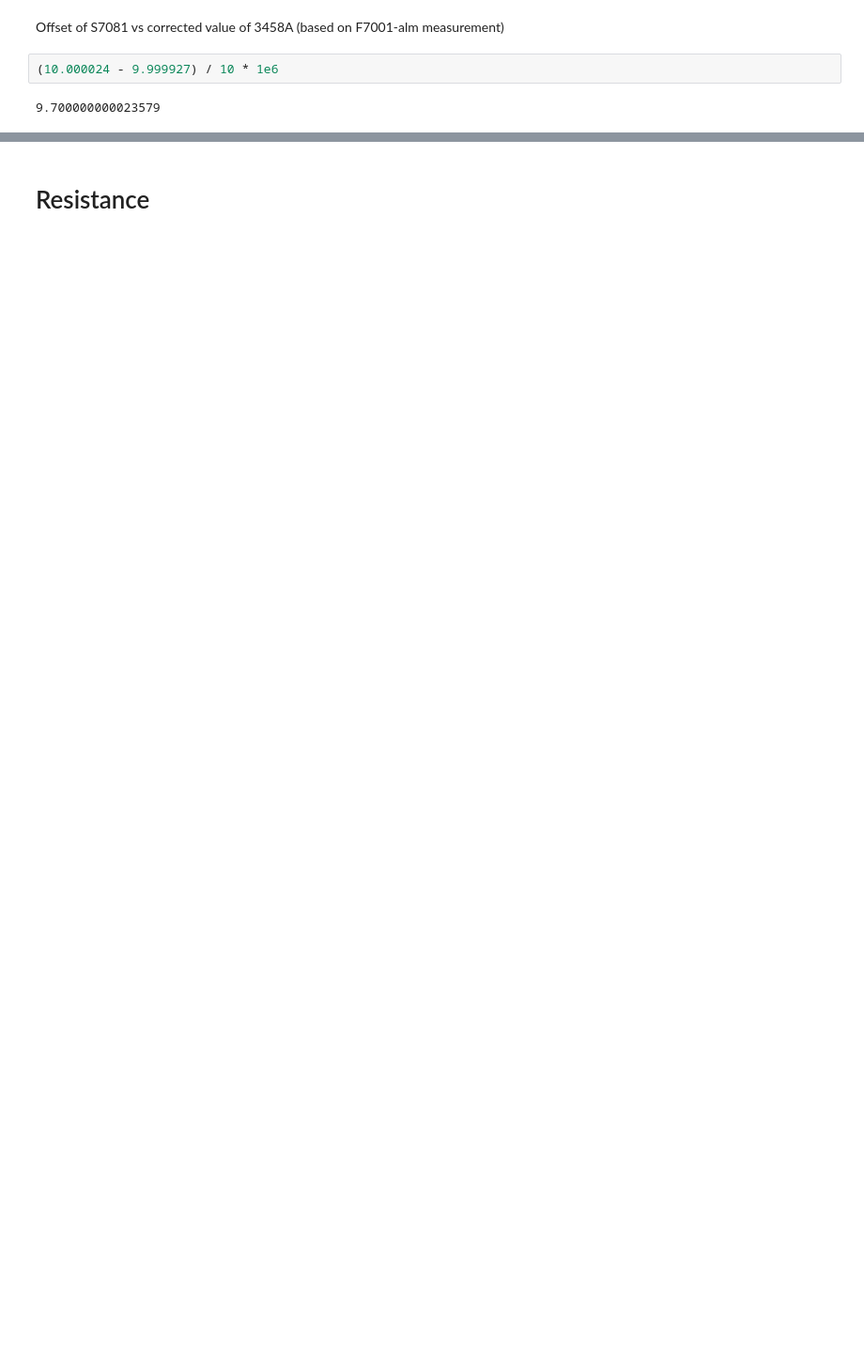
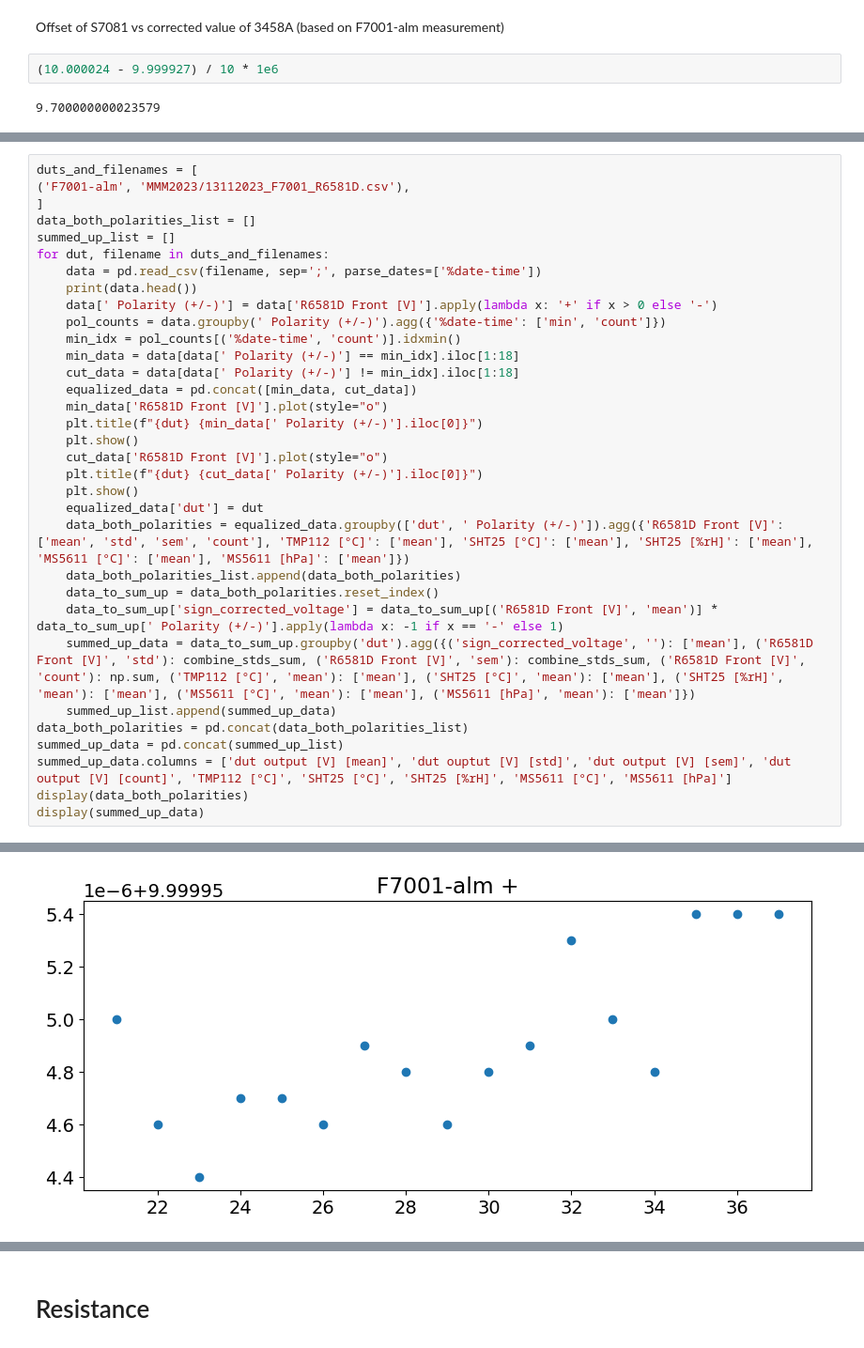
Before and after one commit to alson/metrology-data-analysis, a Jupyter notebook: MMM2023.ipynb, the cells around one changed output, grey strips where cells are left out. Shown at 94% size. Saved outputs shown, nothing was run; the diff lists cells and outputs as text; blank space fills up the shorter version.

```diff
--- a/MMM2023.ipynb
+++ b/MMM2023.ipynb
@@ -171,0 +206,34 @@ Offset of S7081 vs corrected value of 3458A (based on F7001-alm measurement)
+# %%
+duts_and_filenames = [
+('F7001-alm', 'MMM2023/13112023_F7001_R6581D.csv'),
+]
+data_both_polarities_list = []
+summed_up_list = []
+for dut, filename in duts_and_filenames:
+    data = pd.read_csv(filename, sep=';', parse_dates=['%date-time'])
+    print(data.head())
+    data[' Polarity (+/-)'] = data['R6581D Front [V]'].apply(lambda x: '+' if x > 0 else '-')
+    pol_counts = data.groupby(' Polarity (+/-)').agg({'%date-time': ['min', 'count']})
+    min_idx = pol_counts[('%date-time', 'count')].idxmin()
+    min_data = data[data[' Polarity (+/-)'] == min_idx].iloc[1:18]
+    cut_data = data[data[' Polarity (+/-)'] != min_idx].iloc[1:18]
+    equalized_data = pd.concat([min_data, cut_data])
+    min_data['R6581D Front [V]'].plot(style="o")
+    plt.title(f"{dut} {min_data[' Polarity (+/-)'].iloc[0]}")
+    plt.show()
+    cut_data['R6581D Front [V]'].plot(style="o")
+    plt.title(f"{dut} {cut_data[' Polarity (+/-)'].iloc[0]}")
+    plt.show()
+    equalized_data['dut'] = dut
+    data_both_polarities = equalized_data.groupby(['dut', ' Polarity (+/-)']).agg({'R6581D Front [V]': ['mean', 'std', 'sem', 'count'], 'TMP112 [°C]': ['mean'], 'SHT25 [°C]': ['mean'], 'SHT25 [%rH]': ['mean'], 'MS5611 [°C]': ['mean'], 'MS5611 [hPa]': ['mean']})
+    data_both_polarities_list.append(data_both_polarities)
+    data_to_sum_up = data_both_polarities.reset_index()
+    data_to_sum_up['sign_corrected_voltage'] = data_to_sum_up[('R6581D Front [V]', 'mean')] * data_to_sum_up[' Polarity (+/-)'].apply(lambda x: -1 if x == '-' else 1)
+    summed_up_data = data_to_sum_up.groupby('dut').agg({('sign_corrected_voltage', ''): ['mean'], ('R6581D Front [V]', 'std'): combine_stds_sum, ('R6581D Front [V]', 'sem'): combine_stds_sum, ('R6581D Front [V]', 'count'): np.sum, ('TMP112 [°C]', 'mean'): ['mean'], ('SHT25 [°C]', 'mean'): ['mean'], ('SHT25 [%rH]', 'mean'): ['mean'], ('MS5611 [°C]', 'mean'): ['mean'], ('MS5611 [hPa]', 'mean'): ['mean']})
+    summed_up_list.append(summed_up_data)
+data_both_polarities = pd.concat(data_both_polarities_list)
+summed_up_data = pd.concat(summed_up_list)
+summed_up_data.columns = ['dut output [V] [mean]', 'dut ouptut [V] [std]', 'dut output [V] [sem]', 'dut output [V] [count]', 'TMP112 [°C]', 'SHT25 [°C]', 'SHT25 [%rH]', 'MS5611 [°C]', 'MS5611 [hPa]']
+display(data_both_polarities)
+display(summed_up_data)
+# %% [output]
@@ -171,0 +253 @@ Offset of S7081 vs corrected value of 3458A (based on F7001-alm measurement)
+[figure, added]
```
Also changed, not shown: parts of 12 cells of this notebook.
